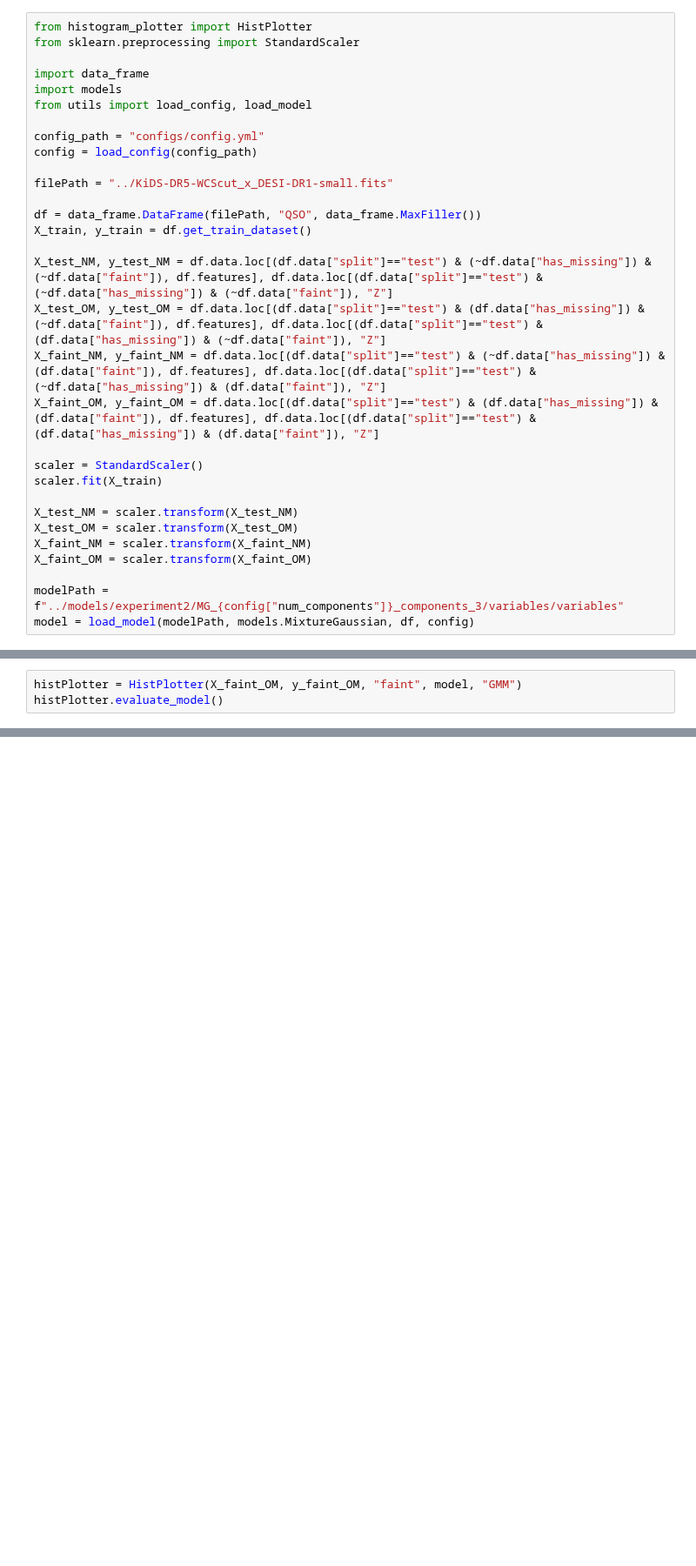
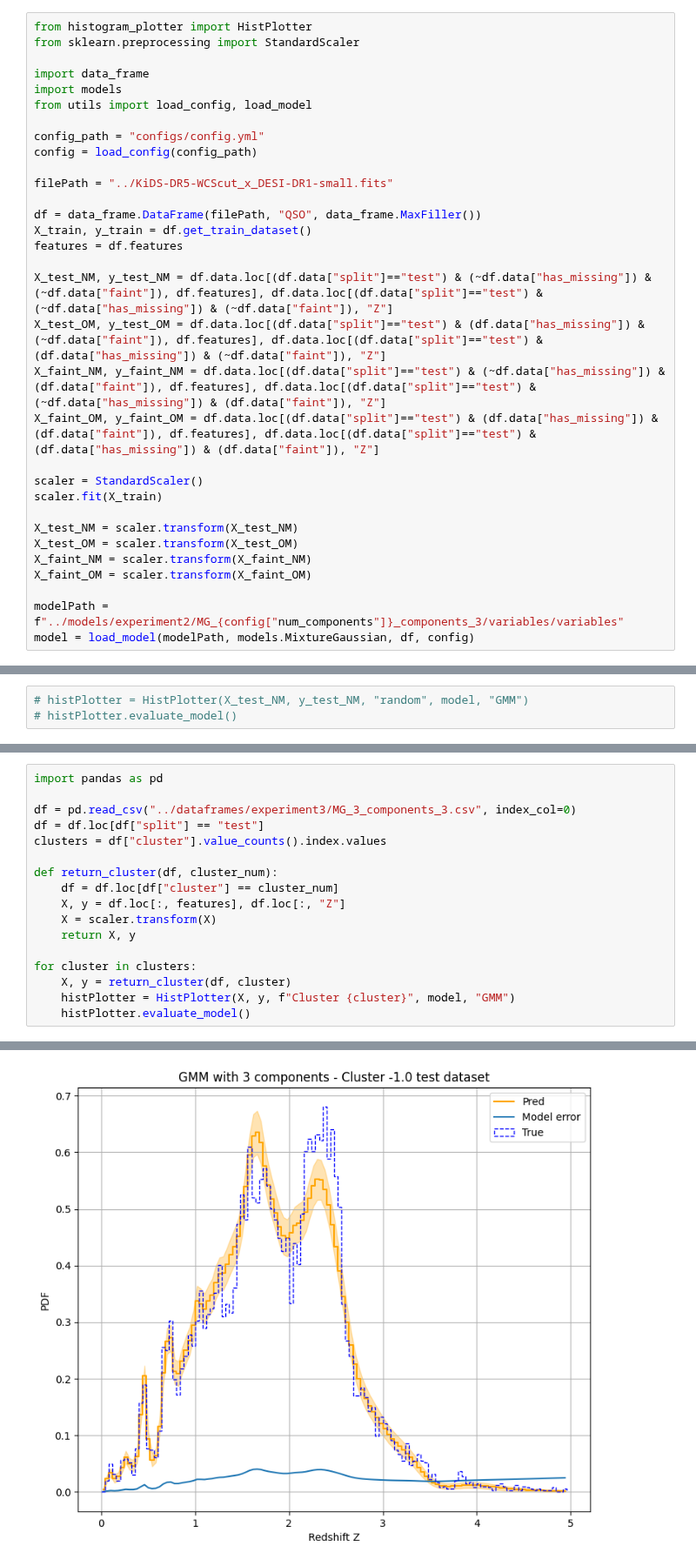
Before and after one commit to kacper-drabicki/redshift, a Jupyter notebook: more_histograms.ipynb, the cells around one changed output, grey strips where cells are left out. Shown at 87% size. Saved outputs shown, nothing was run; the diff lists cells and outputs as text; blank space fills up the shorter version.

```diff
--- a/more_histograms.ipynb
+++ b/more_histograms.ipynb
@@ -13,6 +13,7 @@ filePath = "../KiDS-DR5-WCScut_x_DESI-DR1-small.fits"
 
 df = data_frame.DataFrame(filePath, "QSO", data_frame.MaxFiller())
 X_train, y_train = df.get_train_dataset()
+features = df.features
 
 X_test_NM, y_test_NM = df.data.loc[(df.data["split"]=="test") & (~df.data["has_missing"]) & (~df.data["faint"]), df.features], df.data.loc[(df.data["split"]=="test") & (~df.data["has_missing"]) & (~df.data["faint"]), "Z"]
 X_test_OM, y_test_OM = df.data.loc[(df.data["split"]=="test") & (df.data["has_missing"]) & (~df.data["faint"]), df.features], df.data.loc[(df.data["split"]=="test") & (df.data["has_missing"]) & (~df.data["faint"]), "Z"]
@@ -32,3 +37,3 @@ model = load_model(modelPath, models.MixtureGaussian, df, config)
 # %%
-histPlotter = HistPlotter(X_faint_OM, y_faint_OM, "faint", model, "GMM")
-histPlotter.evaluate_model()
+# histPlotter = HistPlotter(X_test_NM, y_test_NM, "random", model, "GMM")
+# histPlotter.evaluate_model()
@@ -38,0 +40,18 @@ Chi^2: 10349.258680875611
+# %%
+import pandas as pd
+
+df = pd.read_csv("../dataframes/experiment3/MG_3_components_3.csv", index_col=0)
+df = df.loc[df["split"] == "test"]
+clusters = df["cluster"].value_counts().index.values
+
+def return_cluster(df, cluster_num):
+    df = df.loc[df["cluster"] == cluster_num]
+    X, y = df.loc[:, features], df.loc[:, "Z"]
+    X = scaler.transform(X)
+    return X, y
+
+for cluster in clusters:
+    X, y = return_cluster(df, cluster)
+    histPlotter = HistPlotter(X, y, f"Cluster {cluster}", model, "GMM")
+    histPlotter.evaluate_model()
+# %% [output]
@@ -38,0 +59 @@ Chi^2: 10349.258680875611
+[figure, added]
```
Also changed, not shown: parts of 3 cells of this notebook, 9 other files.
